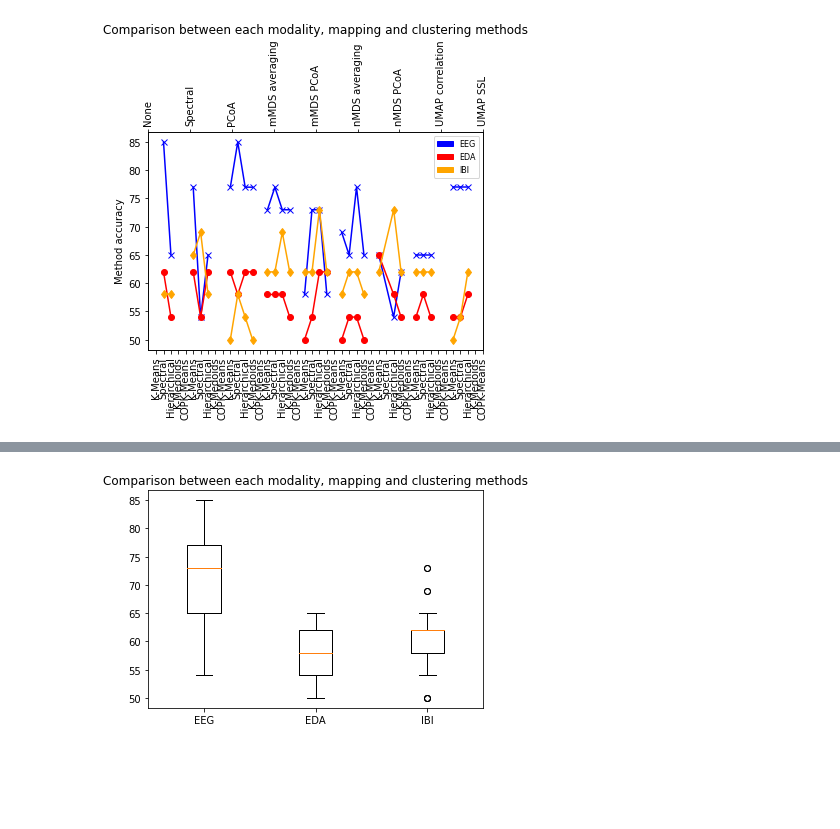
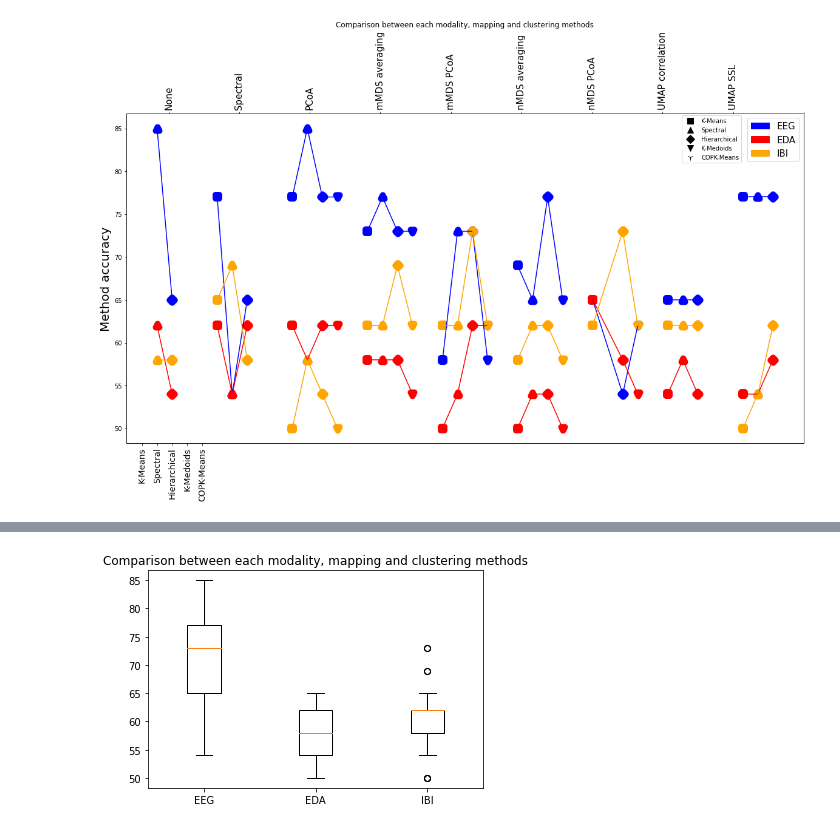
Before and after one commit to alexandremerasli/TFE, a Jupyter notebook: table_results.ipynb, the cells around one changed output, grey strips where cells are left out. Drawn from its saved outputs; the diff is of its cells as text; code cells hidden in the pictures; blank space fills up the shorter version.

Commit message:
better graph with legends

```diff
--- a/table_results.ipynb
+++ b/table_results.ipynb
@@ -30,39 +30,55 @@ single = results[2:,1:4]
 #print(results[2:,4:8])
 
 # Plot only results from working methods
-markerList = ['x','o','d']
+markerList = ['s','^','D','v','1']
 colorList = ['blue','red','orange']
-fig, ax = plt.subplots()
+clusteringList = ['K-Means','Spectral','Hierarchical','K-Medoids','COPK-Means']
+fig, ax = plt.subplots(figsize=(20, 10))
 
 for mod in range(3):
     for i in range(9):
         x = []
         y = []
         for j in range(5):
             if (single[i*5+j,mod] > 0):
                 x.append(i*5+j)
                 y.append(single[i*5+j,mod])
-        plt.plot(x,y,marker=markerList[mod],color=colorList[mod])
+                plt.scatter(x[-1],y[-1],marker=markerList[j],color=colorList[mod],linewidth=10)
+        plt.plot(x,y,color=colorList[mod])
 
 # Clustering labels
-plt.xticks(np.arange(0,9*5))
-ax.set_xticklabels(9*['K-Means','Spectral','Hierarchical','K-Medoids','COPK-Means'], rotation=90)
+#plt.xticks(np.arange(0,9*10))
+#ax.set_xticklabels(9*['K-Means','Spectral','Hierarchical','K-Medoids','COPK-Means'], rotation=90)
+plt.xticks(np.arange(0,5),size=14)
+ax.set_xticklabels(clusteringList, rotation=90)
 
 # Mapping labels
 ax2 = ax.twiny()
 ax2.xaxis.set_label_position("bottom")
-plt.xticks(np.arange(0,9*5,5))
+plt.xticks(np.linspace(0,9*5,10)+3,size=15)
 ax2.set_xticklabels(['None','Spectral','PCoA','mMDS averaging','mMDS PCoA','nMDS averaging','nMDS PCoA','UMAP correlation','UMAP SSL'], rotation=90)
 
 # Add legend + title
 import matplotlib.patches as mpatches
 
 EEG = mpatches.Patch(color='blue', label='EEG')
 EDA = mpatches.Patch(color='red', label='EDA')
 IBI = mpatches.Patch(color='orange', label='IBI')
-ax.set_ylabel('Method accuracy')
-plt.legend(handles=[EEG,EDA,IBI],prop={'size': 8})
+ax.set_ylabel('Method accuracy',size=20)
+
+import matplotlib.lines as mlines
+import matplotlib.pyplot as plt
+
+legendMarker = []
+for i in range(5):
+    legendMarker.append(mlines.Line2D([], [], color='black', marker=markerList[i], linestyle='None',
+                              markersize=10, label=clusteringList[i]))
+
+legend1 = plt.legend(handles=legendMarker,loc=(0.82,0.85))
+
+plt.legend(handles=[EEG,EDA,IBI],prop={'size': 15})
+plt.gca().add_artist(legend1)
 plt.title("Comparison between each modality, mapping and clustering methods")
 plt.savefig(os.path.join('figures','singleResults.png'),bbox_inches='tight')
 # %% [output]
-[figure, old version]
+[figure, new version]
```
Also changed, not shown: parts of 1 cell of this notebook.
